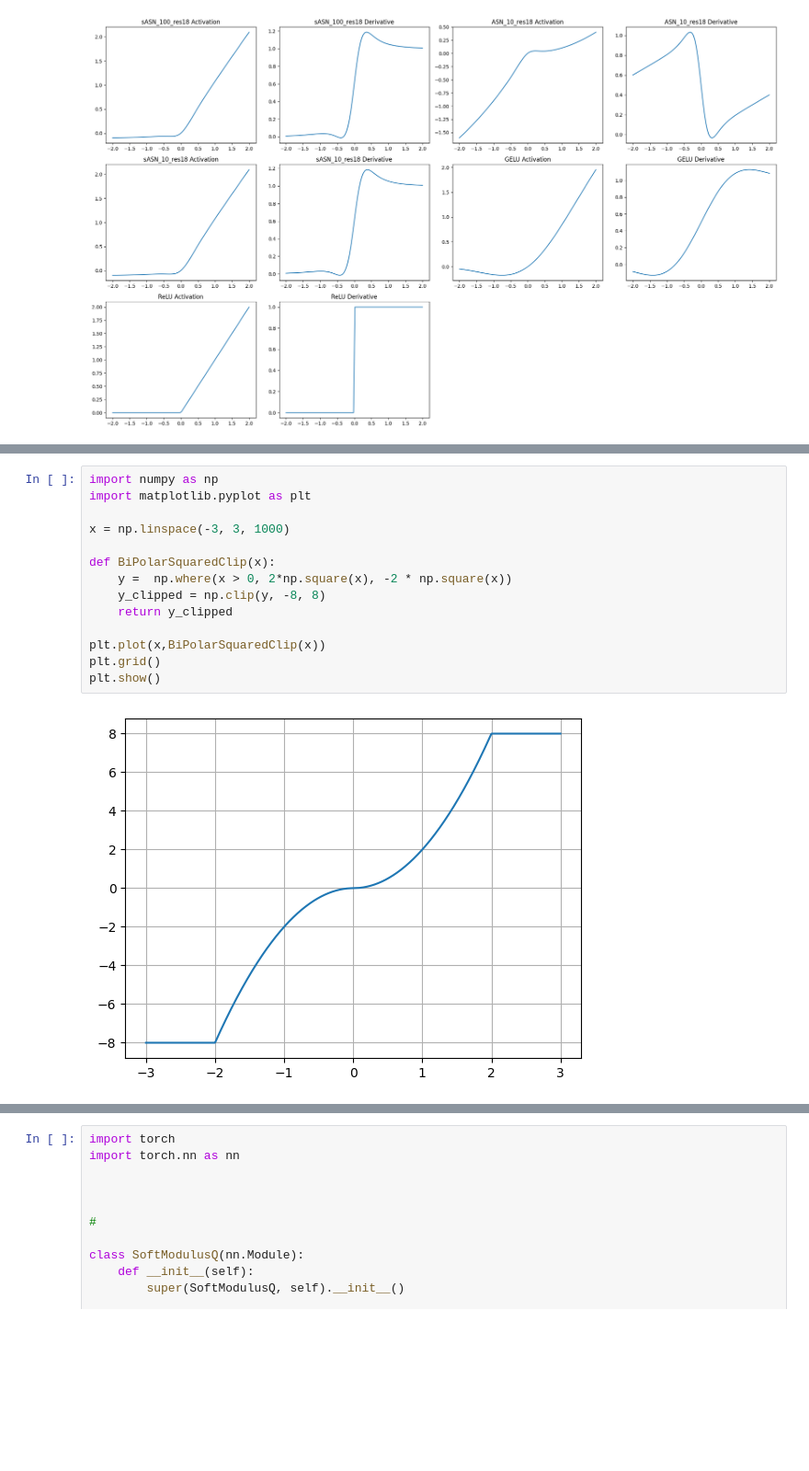
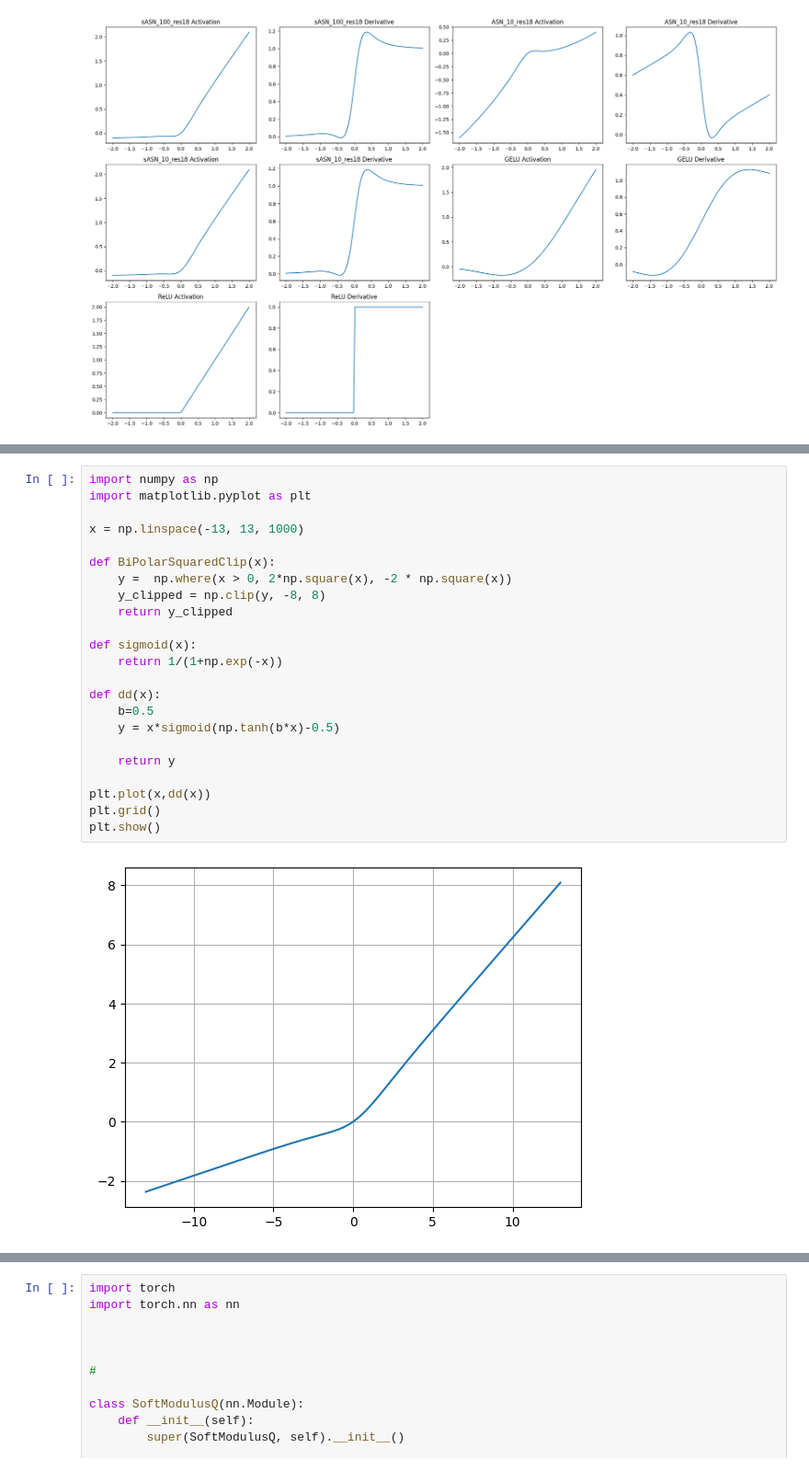
Before and after one commit to yeeca0101/experiments, a Jupyter notebook: try.ipynb, the cells around one changed output, grey strips where cells are left out. Shown at 92% size. Saved outputs shown, nothing was run; the diff lists cells and outputs as text; blank space fills up the shorter version.

```diff
--- a/try.ipynb
+++ b/try.ipynb
@@ -182,16 +185,25 @@ tensor(0.0054)
 # %%
 import numpy as np
 import matplotlib.pyplot as plt
 
-x = np.linspace(-3, 3, 1000)
+x = np.linspace(-13, 13, 1000)
 
 def BiPolarSquaredClip(x):
     y =  np.where(x > 0, 2*np.square(x), -2 * np.square(x))
     y_clipped = np.clip(y, -8, 8)
     return y_clipped
 
-plt.plot(x,BiPolarSquaredClip(x))
+def sigmoid(x):
+    return 1/(1+np.exp(-x))
+
+def dd(x):
+    b=0.5
+    y = x*sigmoid(np.tanh(b*x)-0.5)
+
+    return y
+
+plt.plot(x,dd(x))
 plt.grid()
 plt.show()
 # %% [output]
-[figure, old version]
+[figure, new version]
```
Also changed, not shown: parts of 8 cells of this notebook, 1 other file.
